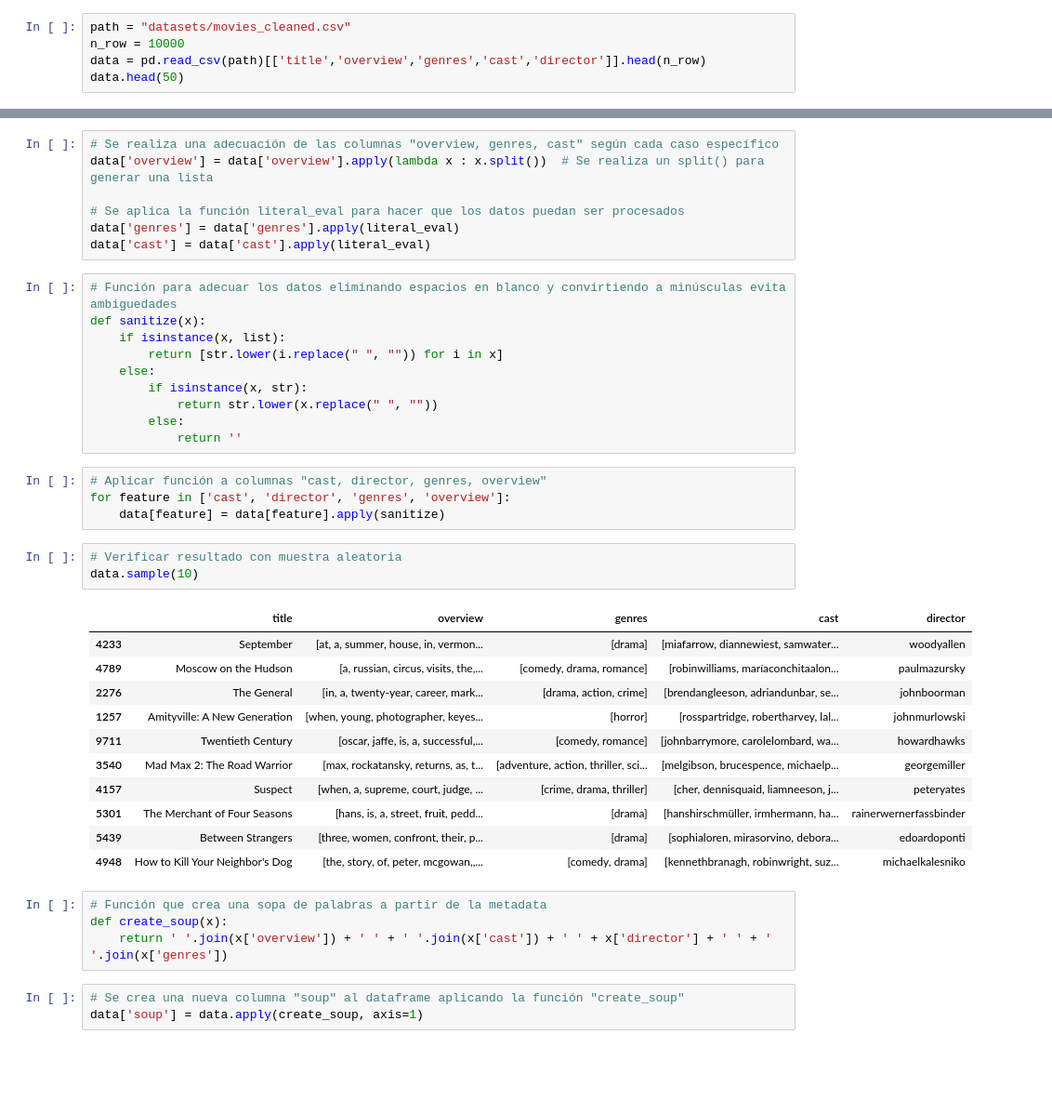
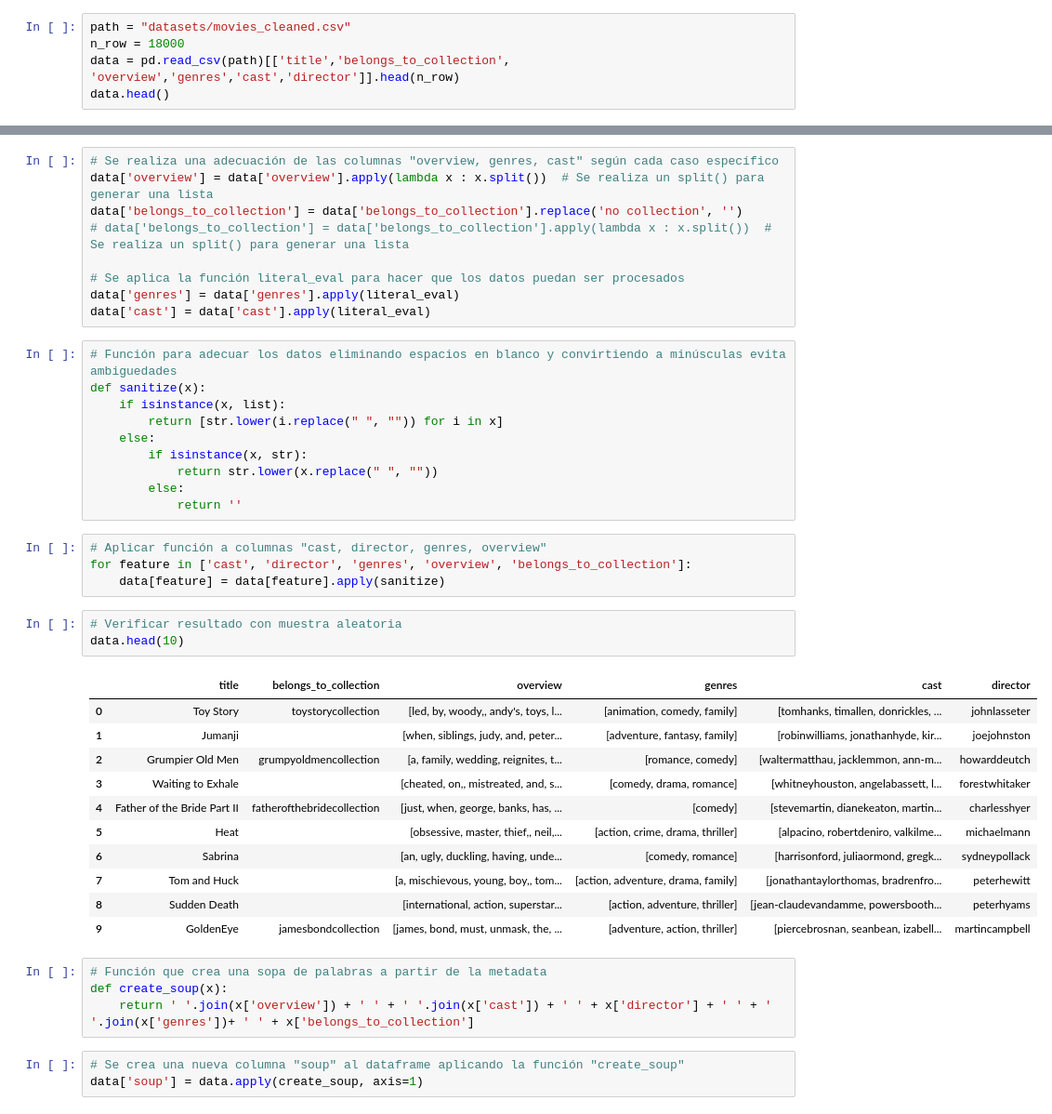
Before and after one commit to villarrealfx/PI-01-MLOps-Henry, a Jupyter notebook: ML-(Machine Learning).ipynb, the cells around one changed output, grey strips where cells are left out. Shown at 93% size. Cells and saved outputs as stored; diff of their text form; blank space fills up the shorter version.

```diff
--- a/ML-(Machine Learning).ipynb
+++ b/ML-(Machine Learning).ipynb
@@ -17,7 +17,7 @@ Se carga el dataset `movies_cleaned.csv`y se construye el Dataframe solo con las
 De igualmanera para hacer mas manejable la administración de los recursos se eliminaron algunas columnas como `bbbb`
 # %%
 path = "datasets/movies_cleaned.csv"
-n_row = 10000
-data = pd.read_csv(path)[['title','overview','genres','cast','director']].head(n_row)
-data.head(50)
+n_row = 18000
+data = pd.read_csv(path)[['title','belongs_to_collection', 'overview','genres','cast','director']].head(n_row)
+data.head()
 # %% [output]
@@ -48,6 +37,8 @@ El sistema de recomendación escojido para este proyecto es el basado en Metadat
 # %%
 # Se realiza una adecuación de las columnas "overview, genres, cast" según cada caso específico
 data['overview'] = data['overview'].apply(lambda x : x.split())  # Se realiza un split() para generar una lista
+data['belongs_to_collection'] = data['belongs_to_collection'].replace('no collection', '')
+# data['belongs_to_collection'] = data['belongs_to_collection'].apply(lambda x : x.split())  # Se realiza un split() para generar una lista
 
 # Se aplica la función literal_eval para hacer que los datos puedan ser procesados
 data['genres'] = data['genres'].apply(literal_eval)
@@ -64,27 +55,27 @@ def sanitize(x):
             return ''
 # %%
 # Aplicar función a columnas "cast, director, genres, overview"
-for feature in ['cast', 'director', 'genres', 'overview']:
+for feature in ['cast', 'director', 'genres', 'overview', 'belongs_to_collection']:
     data[feature] = data[feature].apply(sanitize)
 # %%
 # Verificar resultado con muestra aleatoria
-data.sample(10)
+data.head(10)
 # %% [output]
-|  | title | overview | genres | cast | director |
-| 4233 | September | [at, a, summer, house, in, vermon... | [drama] | [miafarrow, diannewiest, samwater... | woodyallen |
-| 4789 | Moscow on the Hudson | [a, russian, circus, visits, the,... | [comedy, drama, romance] | [robinwilliams, maríaconchitaalon... | paulmazursky |
-| 2276 | The General | [in, a, twenty-year, career, mark... | [drama, action, crime] | [brendangleeson, adriandunbar, se... | johnboorman |
-| 1257 | Amityville: A New Generation | [when, young, photographer, keyes... | [horror] | [rosspartridge, robertharvey, lal... | johnmurlowski |
-| 9711 | Twentieth Century | [oscar, jaffe, is, a, successful,... | [comedy, romance] | [johnbarrymore, carolelombard, wa... | howardhawks |
-| 3540 | Mad Max 2: The Road Warrior | [max, rockatansky, returns, as, t... | [adventure, action, thriller, sci... | [melgibson, brucespence, michaelp... | georgemiller |
-| 4157 | Suspect | [when, a, supreme, court, judge, ... | [crime, drama, thriller] | [cher, dennisquaid, liamneeson, j... | peteryates |
-| 5301 | The Merchant of Four Seasons | [hans, is, a, street, fruit, pedd... | [drama] | [hanshirschmüller, irmhermann, ha... | rainerwernerfassbinder |
-| 5439 | Between Strangers | [three, women, confront, their, p... | [drama] | [sophialoren, mirasorvino, debora... | edoardoponti |
-| 4948 | How to Kill Your Neighbor's Dog | [the, story, of, peter, mcgowan,,... | [comedy, drama] | [kennethbranagh, robinwright, suz... | michaelkalesniko |
+|  | title | belongs_to_collection | overview | genres | cast | director |
+| 0 | Toy Story | toystorycollection | [led, by, woody,, andy's, toys, l... | [animation, comedy, family] | [tomhanks, timallen, donrickles, ... | johnlasseter |
+| 1 | Jumanji |  | [when, siblings, judy, and, peter... | [adventure, fantasy, family] | [robinwilliams, jonathanhyde, kir... | joejohnston |
+| 2 | Grumpier Old Men | grumpyoldmencollection | [a, family, wedding, reignites, t... | [romance, comedy] | [waltermatthau, jacklemmon, ann-m... | howarddeutch |
+| 3 | Waiting to Exhale |  | [cheated, on,, mistreated, and, s... | [comedy, drama, romance] | [whitneyhouston, angelabassett, l... | forestwhitaker |
+| 4 | Father of the Bride Part II | fatherofthebridecollection | [just, when, george, banks, has, ... | [comedy] | [stevemartin, dianekeaton, martin... | charlesshyer |
+| 5 | Heat |  | [obsessive, master, thief,, neil,... | [action, crime, drama, thriller] | [alpacino, robertdeniro, valkilme... | michaelmann |
+| 6 | Sabrina |  | [an, ugly, duckling, having, unde... | [comedy, romance] | [harrisonford, juliaormond, gregk... | sydneypollack |
+| 7 | Tom and Huck |  | [a, mischievous, young, boy,, tom... | [action, adventure, drama, family] | [jonathantaylorthomas, bradrenfro... | peterhewitt |
+| 8 | Sudden Death |  | [international, action, superstar... | [action, adventure, thriller] | [jean-claudevandamme, powersbooth... | peterhyams |
+| 9 | GoldenEye | jamesbondcollection | [james, bond, must, unmask, the, ... | [adventure, action, thriller] | [piercebrosnan, seanbean, izabell... | martincampbell |
 # %%
 # Función que crea una sopa de palabras a partir de la metadata
 def create_soup(x):
-    return ' '.join(x['overview']) + ' ' + ' '.join(x['cast']) + ' ' + x['director'] + ' ' + ' '.join(x['genres'])
+    return ' '.join(x['overview']) + ' ' + ' '.join(x['cast']) + ' ' + x['director'] + ' ' + ' '.join(x['genres'])+ ' ' + x['belongs_to_collection']
 # %%
 # Se crea una nueva columna "soup" al dataframe aplicando la función "create_soup"
 data['soup'] = data.apply(create_soup, axis=1)
```
Also changed, not shown: parts of 30 cells of this notebook, 5 other files.
